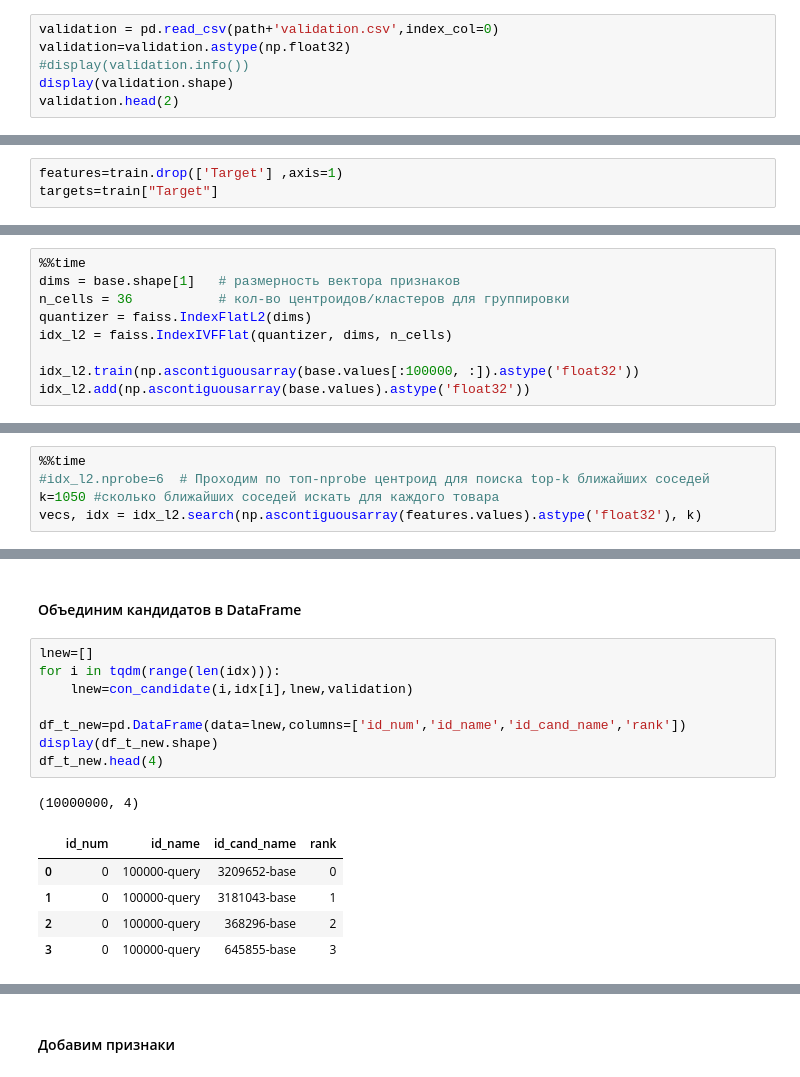
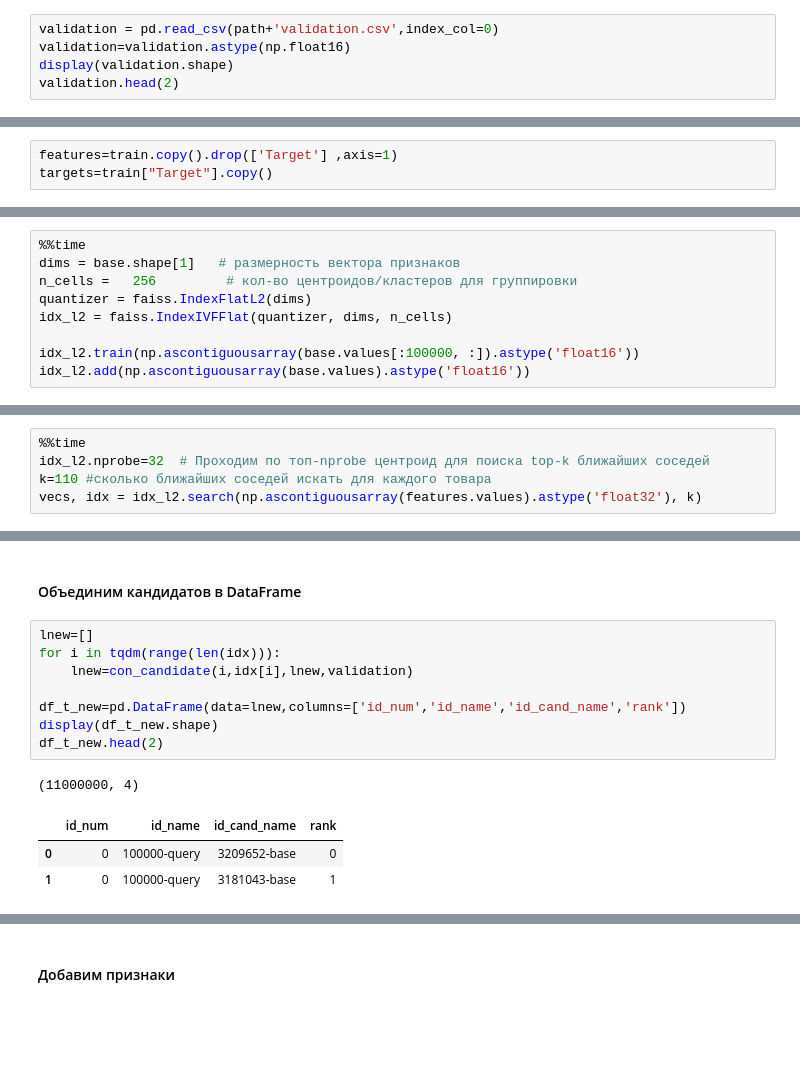
Before and after one commit to EkaterinaIII/Matching, a Jupyter notebook: Matching_market.ipynb, the cells around one changed output, grey strips where cells are left out. Drawn from its saved outputs; the diff is of its cells as text; blank space fills up the shorter version.

```diff
--- a/Matching_market.ipynb
+++ b/Matching_market.ipynb
@@ -100,8 +83,7 @@ train.head(2)
 2 rows × 73 columns
 # %%
 validation = pd.read_csv(path+'validation.csv',index_col=0)
-validation=validation.astype(np.float32)
-#display(validation.info())
+validation=validation.astype(np.float16)
 display(validation.shape)
 validation.head(2)
 # %% [output]
@@ -133,8 +106,8 @@ Wall time: 6.98 s
 # %% [markdown]
 ## Масштабирование
 # %%
-features=train.drop(['Target'] ,axis=1)
-targets=train["Target"]
+features=train.copy().drop(['Target'] ,axis=1)
+targets=train["Target"].copy()
 # %%
 scaler = StandardScaler()
 base[:]=scaler.fit_transform(base[:])
@@ -173,10 +146,10 @@ validation.head(2)
 # %%
 %%time
 dims = base.shape[1]   # размерность вектора признаков
-n_cells = 36           # кол-во центроидов/кластеров для группировки
+n_cells =   256         # кол-во центроидов/кластеров для группировки
 quantizer = faiss.IndexFlatL2(dims)
 idx_l2 = faiss.IndexIVFFlat(quantizer, dims, n_cells)
 
-idx_l2.train(np.ascontiguousarray(base.values[:100000, :]).astype('float32'))
-idx_l2.add(np.ascontiguousarray(base.values).astype('float32'))
+idx_l2.train(np.ascontiguousarray(base.values[:100000, :]).astype('float16'))
+idx_l2.add(np.ascontiguousarray(base.values).astype('float16'))
 # %% [output]
@@ -186,6 +159,6 @@ Wall time: 18.2 s
 ### Отбор кандидатов FAISS
 # %%
 %%time
-#idx_l2.nprobe=6  # Проходим по топ-nprobe центроид для поиска top-k ближайших соседей
-k=1050 #сколько ближайших соседей искать для каждого товара
+idx_l2.nprobe=32  # Проходим по топ-nprobe центроид для поиска top-k ближайших соседей
+k=110 #сколько ближайших соседей искать для каждого товара
 vecs, idx = idx_l2.search(np.ascontiguousarray(features.values).astype('float32'), k)
@@ -366,15 +373,13 @@ Wall time: 10min 11s
 # %%
 lnew=[]
 for i in tqdm(range(len(idx))):
     lnew=con_candidate(i,idx[i],lnew,validation)
 
 df_t_new=pd.DataFrame(data=lnew,columns=['id_num','id_name','id_cand_name','rank'])
 display(df_t_new.shape)
-df_t_new.head(4)
+df_t_new.head(2)
 # %% [output]
-(10000000, 4)
+(11000000, 4)
 |  | id_num | id_name | id_cand_name | rank |
 | 0 | 0 | 100000-query | 3209652-base | 0 |
 | 1 | 0 | 100000-query | 3181043-base | 1 |
-| 2 | 0 | 100000-query | 368296-base | 2 |
-| 3 | 0 | 100000-query | 645855-base | 3 |
```
Also changed, not shown: parts of 54 cells of this notebook, 1 other file.
